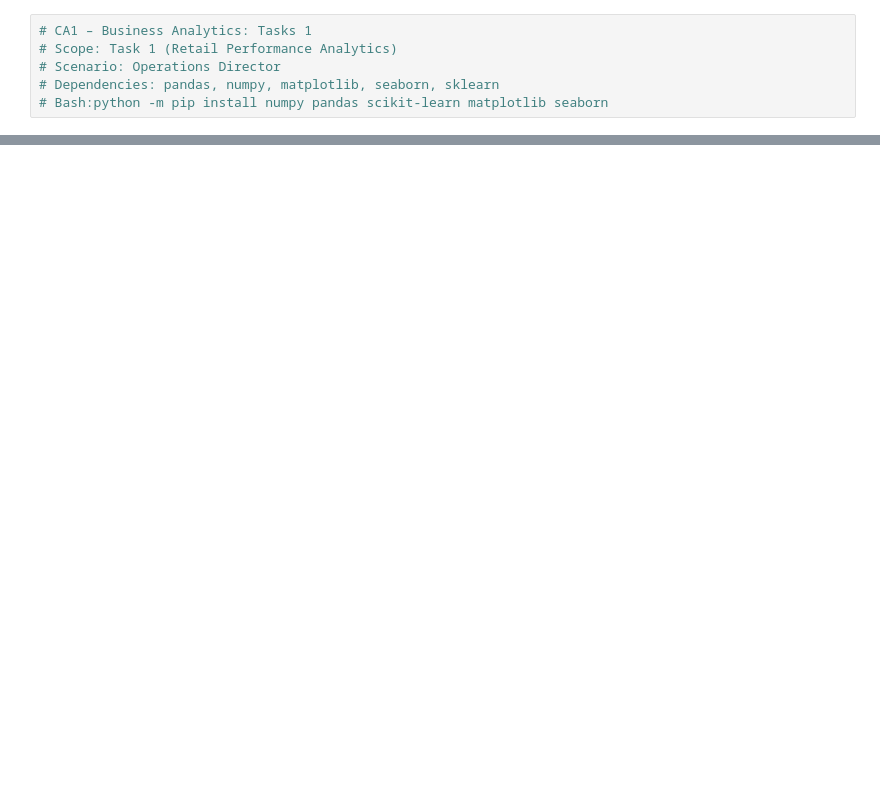
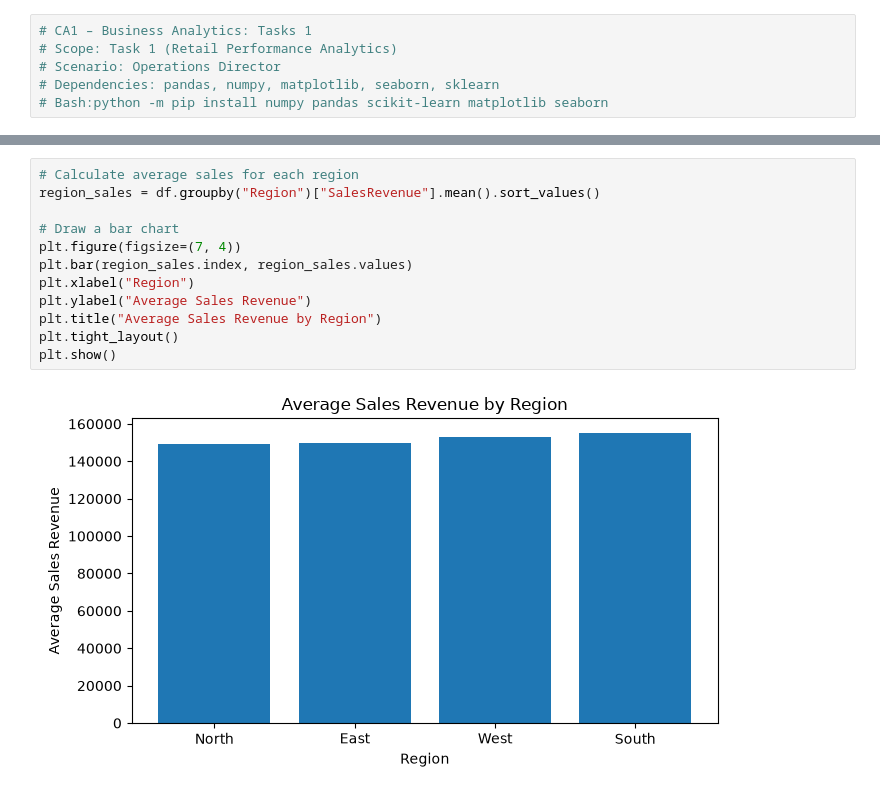
Before and after one commit to N00230920/Reseach-Analytics-CA1, a Jupyter notebook: Tasks/Task1.ipynb, the cells around one changed output, grey strips where cells are left out. Drawn from its saved outputs; the diff is of its cells as text; blank space fills up the shorter version.

```diff
--- a/Tasks/Task1.ipynb
+++ b/Tasks/Task1.ipynb
@@ -280,0 +393,14 @@ dtype: float64
+# %%
+# Calculate average sales for each region
+region_sales = df.groupby("Region")["SalesRevenue"].mean().sort_values()
+
+# Draw a bar chart
+plt.figure(figsize=(7, 4))
+plt.bar(region_sales.index, region_sales.values)
+plt.xlabel("Region")
+plt.ylabel("Average Sales Revenue")
+plt.title("Average Sales Revenue by Region")
+plt.tight_layout()
+plt.show()
+# %% [output]
+[figure, added]
```
Also changed, not shown: parts of 17 cells of this notebook, 1 other file.
